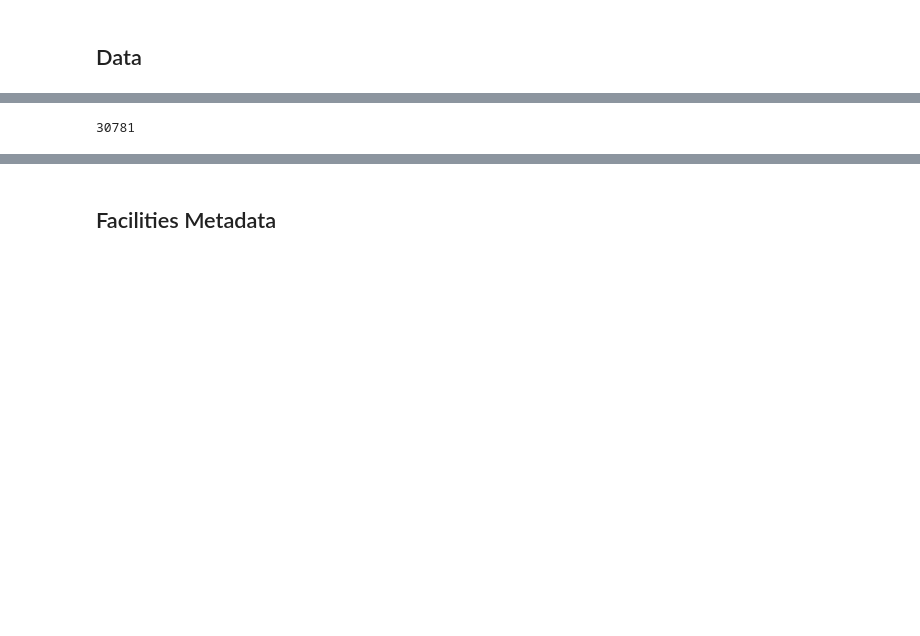
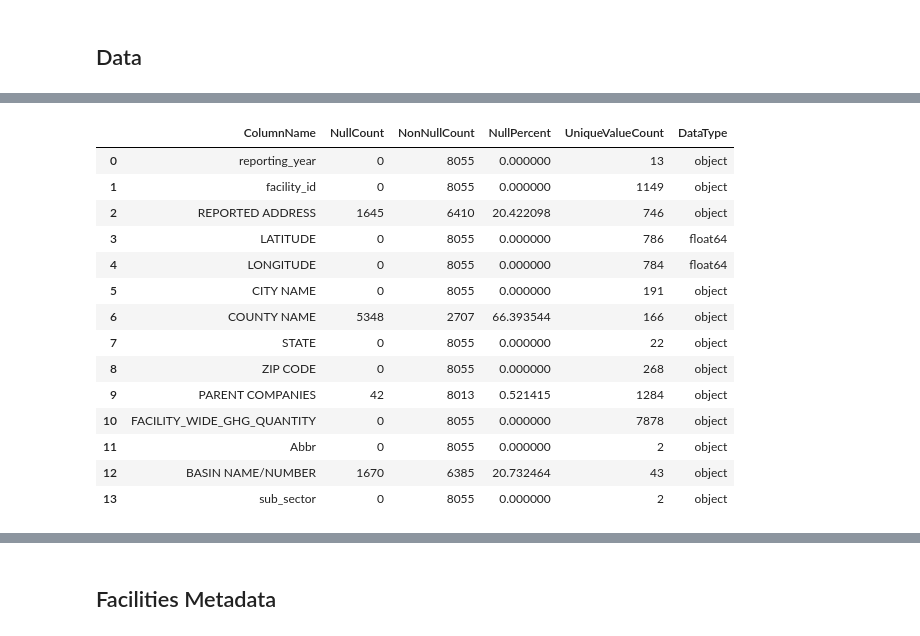
Before and after one commit to shankze/okc_facilities_data, a Jupyter notebook: OKC_Facilities.ipynb, the cells around one changed output, grey strips where cells are left out. Cells and saved outputs as stored; diff of their text form; code cells hidden in the pictures; blank space fills up the shorter version.

```diff
--- a/OKC_Facilities.ipynb
+++ b/OKC_Facilities.ipynb
@@ -33,23 +33,3 @@ def generate_column_info(df):
     return(column_info)
 # %% [markdown]
 ## Data
-# %%
-abbr_dict = {
-    'flight_Liquefied Natural Gas ImpExp Equipment.xls':'LNG_IMEX',
-    'flight_Liquefied Natural Gas Storage.xls':'LNG_STOR',
-    'flight_Natural Gas Local Distribution Companies.xls':'NG_LDC',
-    'flight_Natural Gas Processing.xls':'NG_PROC',
-    'flight_Natural Gas TransmissionCompression.xls':'NG_COMP',
-    'flight_Offshore Petroleum & Natural Gas Production.xls':'PROD_OFF',
-    'flight_Onshore Natural Gas Transmission Pipelines.xls':'NG_PIPE',
-    'flight_Onshore Petroleum & Natural Gas Gathering & Boosting.xls':'NG_GNB',
-    'flight_Onshore Petroleum & Natural Gas Production.xls':'PROD_ON',
-    'flight_Other Petroleum & Natural Gas Systems.xls':'ONG_OTH',
-    'flight_Underground Natural Gas Storage.xls':'NG_STOR',
-}
-
-sub_sector_dict = {
-    'NG_LDC':'NaturalGasDistribution',
-    'PROD_OFF':'OffshoreProduction',
-    'PROD_ON':'OnshoreProduction',
-}
@@ -67,12 +76,0 @@ print(xls_files)
-# %%
-facilities_master_df = pd.DataFrame()
-for file_name in xls_files:
-    file_dict = pd.read_excel(f'.//files/{file_name}',sheet_name=None,skiprows=6)
-    file_df = pd.concat(file_dict, ignore_index=True)
-    file_df["Abbr"] = abbr_dict[file_name]
-    #print((file_name))
-    facilities_master_df = pd.concat([facilities_master_df,file_df])
-#print('---')
-print(len(facilities_master_df))
-# %% [output]
-30781
@@ -90,2 +88,18 @@ facilities_master_df = facilities_master_df.drop(['FACILITY NAME','SUBPARTS'],ax
 # %%
-#generate_column_info(facilities_master_df)
+generate_column_info(facilities_master_df)
+# %% [output]
+|  | ColumnName | NullCount | NonNullCount | NullPercent | UniqueValueCount | DataType |
+| 0 | reporting_year | 0 | 8055 | 0.000000 | 13 | object |
+| 1 | facility_id | 0 | 8055 | 0.000000 | 1149 | object |
+| 2 | REPORTED ADDRESS | 1645 | 6410 | 20.422098 | 746 | object |
+| 3 | LATITUDE | 0 | 8055 | 0.000000 | 786 | float64 |
+| 4 | LONGITUDE | 0 | 8055 | 0.000000 | 784 | float64 |
+| 5 | CITY NAME | 0 | 8055 | 0.000000 | 191 | object |
+| 6 | COUNTY NAME | 5348 | 2707 | 66.393544 | 166 | object |
+| 7 | STATE | 0 | 8055 | 0.000000 | 22 | object |
+| 8 | ZIP CODE | 0 | 8055 | 0.000000 | 268 | object |
+| 9 | PARENT COMPANIES | 42 | 8013 | 0.521415 | 1284 | object |
+| 10 | FACILITY_WIDE_GHG_QUANTITY | 0 | 8055 | 0.000000 | 7878 | object |
+| 11 | Abbr | 0 | 8055 | 0.000000 | 2 | object |
+| 12 | BASIN NAME/NUMBER | 1670 | 6385 | 20.732464 | 43 | object |
+| 13 | sub_sector | 0 | 8055 | 0.000000 | 2 | object |
```
Also changed, not shown: parts of 42 cells of this notebook, 2 other files.
